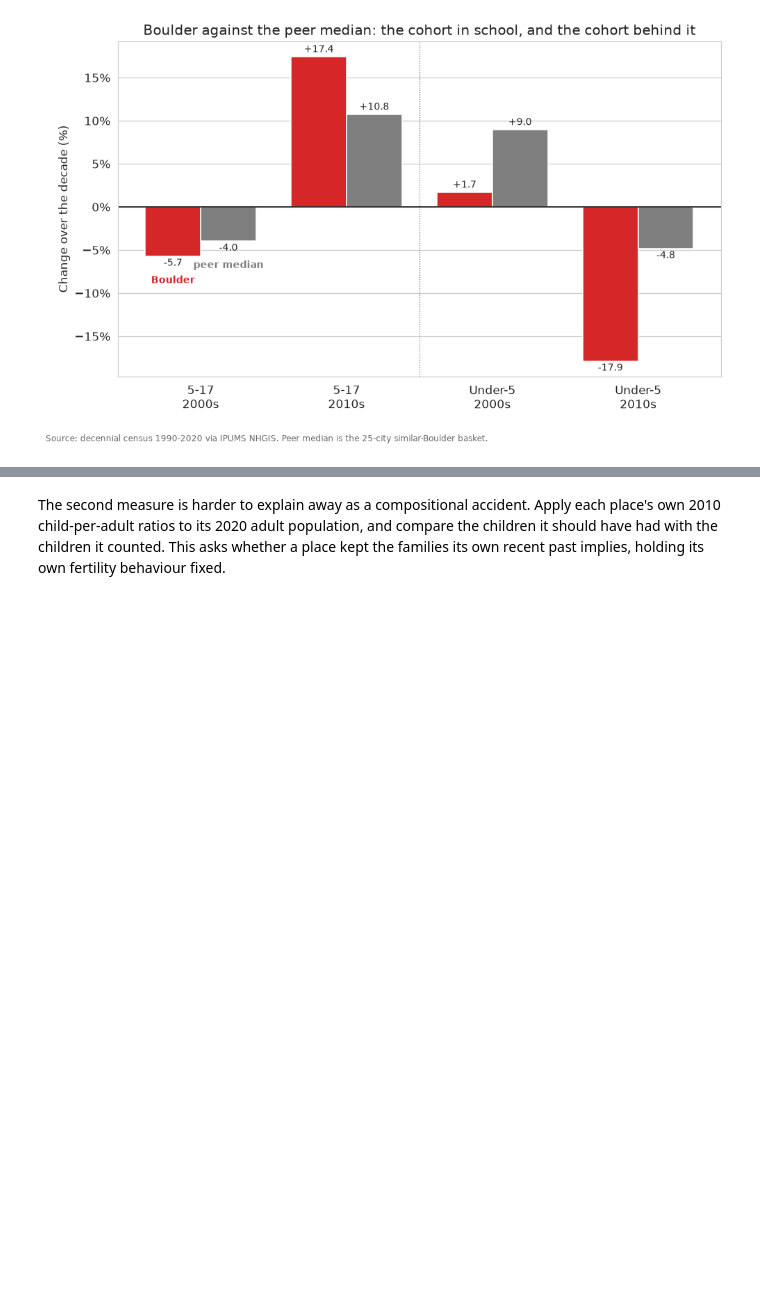
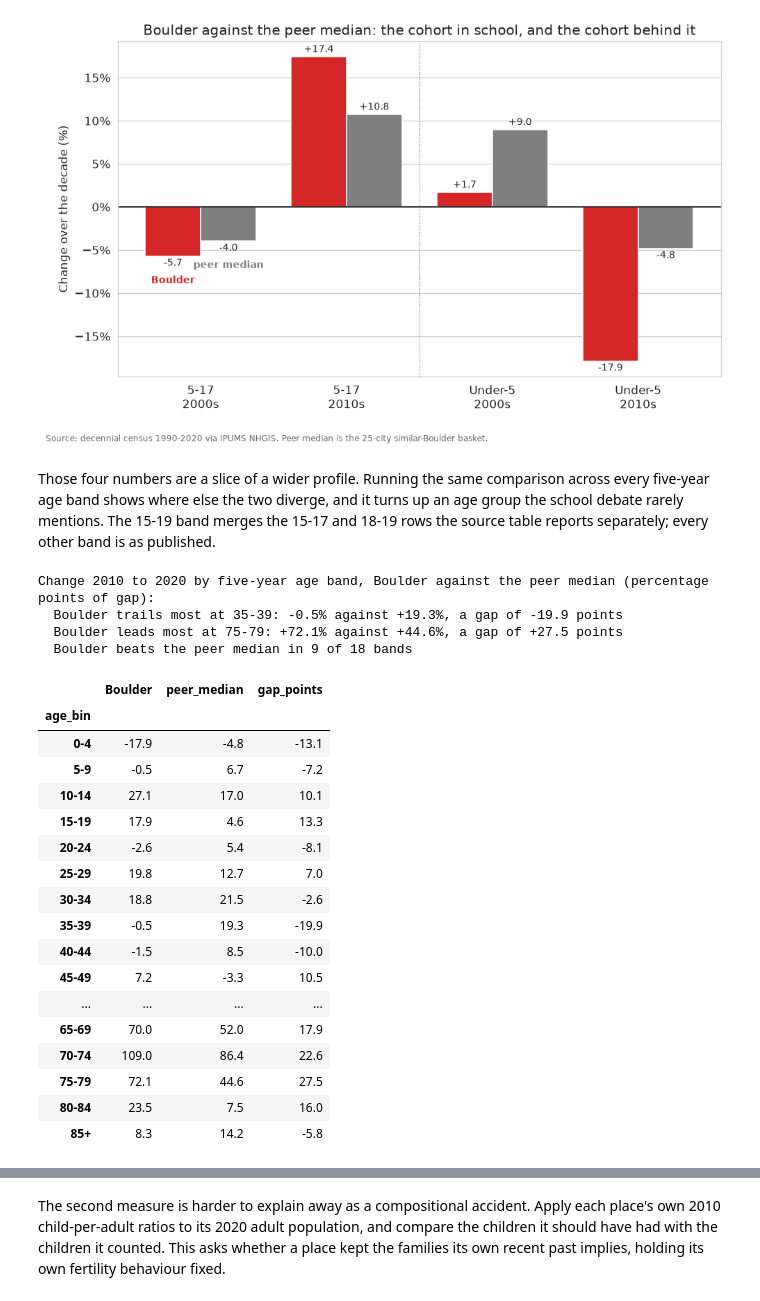
Before and after one commit to brianckeegan/charting-boulder, a Jupyter notebook: 2026-09-bvsd/BVSD.ipynb, the cells around one changed output, grey strips where cells are left out. Cells and saved outputs as stored; diff of their text form; code cells hidden in the pictures; blank space fills up the shorter version.

```diff
--- a/2026-09-bvsd/BVSD.ipynb
+++ b/2026-09-bvsd/BVSD.ipynb
@@ -350,3 +350,56 @@ plt.tight_layout()
 f.savefig(OUT / 'bvsd-fig1-peer-cohorts.png', bbox_inches='tight')
 # %% [output]
 [figure]
+# %% [markdown]
+Those four numbers are a slice of a wider profile. Running the same comparison across every
+five-year age band shows where else the two diverge, and it turns up an age group the school
+debate rarely mentions. The 15-19 band merges the 15-17 and 18-19 rows the source table reports
+separately; every other band is as published.
+# %%
+AGE_BIN_LABELS = [f'{lo}-{lo + 4}' for lo in GROUP_LO[:-1]] + ['85+']
+
+def decade_pct_change(fips, start=2010, end=2020):
+    start_vec, _ = place_age[fips][start]
+    end_vec, _ = place_age[fips][end]
+    with np.errstate(divide='ignore', invalid='ignore'):
+        return np.where(start_vec > 0, (end_vec / np.where(start_vec == 0, 1, start_vec) - 1) * 100, np.nan)
+
+boulder_profile = decade_pct_change(BOULDER)
+peer_profile = np.nanmedian(np.vstack([decade_pct_change(f) for f in PEER_FIPS]), axis=0)
+profile_df = pd.DataFrame({'Boulder': boulder_profile, 'peer_median': peer_profile},
+                          index=pd.Index(AGE_BIN_LABELS, name='age_bin'))
+profile_df['gap_points'] = profile_df['Boulder'] - profile_df['peer_median']
+
+assert profile_df.notna().all().all(), 'an age band produced no value'
+worst_bin = profile_df['gap_points'].idxmin()
+best_bin = profile_df['gap_points'].idxmax()
+print('Change 2010 to 2020 by five-year age band, Boulder against the peer median (percentage points of gap):')
+print(f"  Boulder trails most at {worst_bin}: {profile_df.loc[worst_bin, 'Boulder']:+.1f}% against "
+      f"{profile_df.loc[worst_bin, 'peer_median']:+.1f}%, a gap of {profile_df.loc[worst_bin, 'gap_points']:+.1f} points")
+print(f"  Boulder leads most at {best_bin}: {profile_df.loc[best_bin, 'Boulder']:+.1f}% against "
+      f"{profile_df.loc[best_bin, 'peer_median']:+.1f}%, a gap of {profile_df.loc[best_bin, 'gap_points']:+.1f} points")
+print(f"  Boulder beats the peer median in {int((profile_df.gap_points > 0).sum())} of {len(profile_df)} bands")
+profile_df.round(1)
+# %% [output]
+Change 2010 to 2020 by five-year age band, Boulder against the peer median (percentage points of gap):
+  Boulder trails most at 35-39: -0.5% against +19.3%, a gap of -19.9 points
+  Boulder leads most at 75-79: +72.1% against +44.6%, a gap of +27.5 points
+  Boulder beats the peer median in 9 of 18 bands
+|  | Boulder | peer_median | gap_points |
+| age_bin |  |  |  |
+| 0-4 | -17.9 | -4.8 | -13.1 |
+| 5-9 | -0.5 | 6.7 | -7.2 |
+| 10-14 | 27.1 | 17.0 | 10.1 |
+| 15-19 | 17.9 | 4.6 | 13.3 |
+| 20-24 | -2.6 | 5.4 | -8.1 |
+| 25-29 | 19.8 | 12.7 | 7.0 |
+| 30-34 | 18.8 | 21.5 | -2.6 |
+| 35-39 | -0.5 | 19.3 | -19.9 |
+| 40-44 | -1.5 | 8.5 | -10.0 |
+| 45-49 | 7.2 | -3.3 | 10.5 |
+| ... | ... | ... | ... |
+| 65-69 | 70.0 | 52.0 | 17.9 |
+| 70-74 | 109.0 | 86.4 | 22.6 |
+| 75-79 | 72.1 | 44.6 | 27.5 |
+| 80-84 | 23.5 | 7.5 | 16.0 |
+| 85+ | 8.3 | 14.2 | -5.8 |
```
Also changed, not shown: parts of 6 cells of this notebook, 7 other files.
